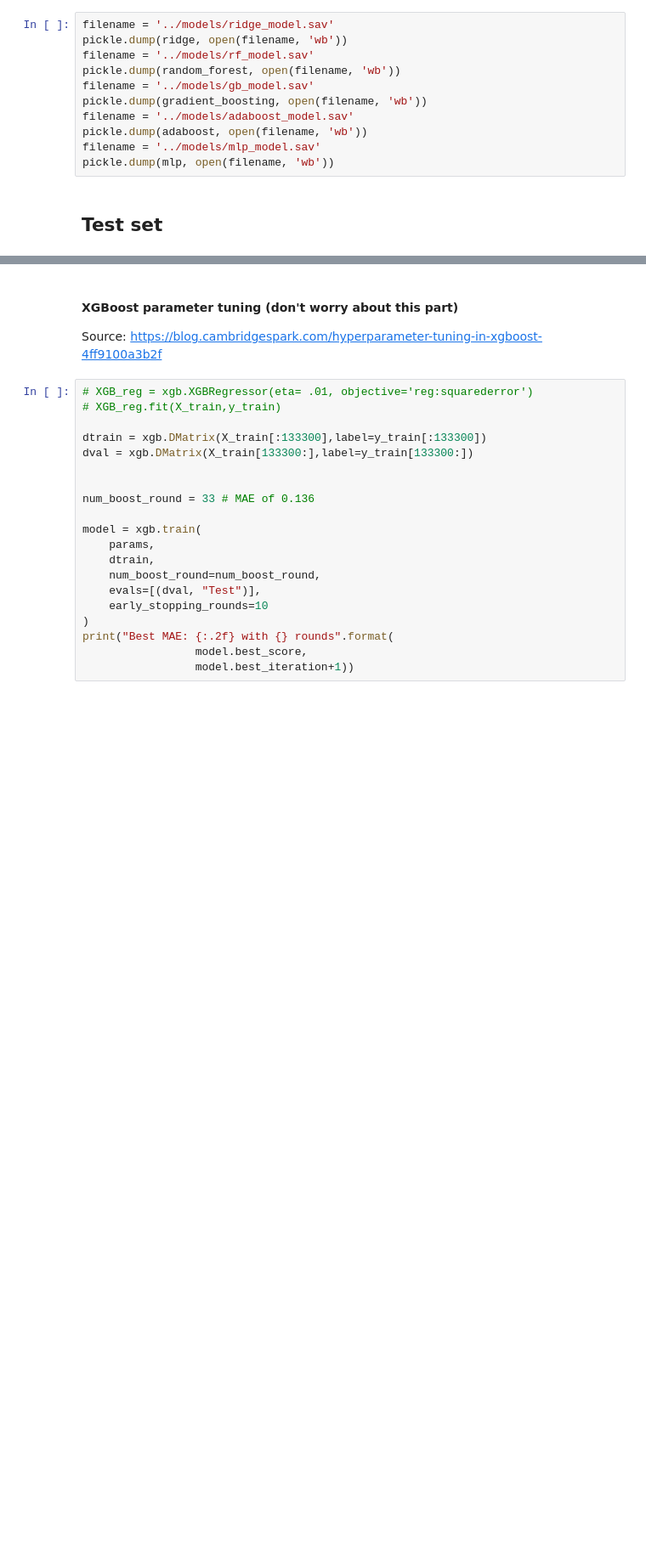
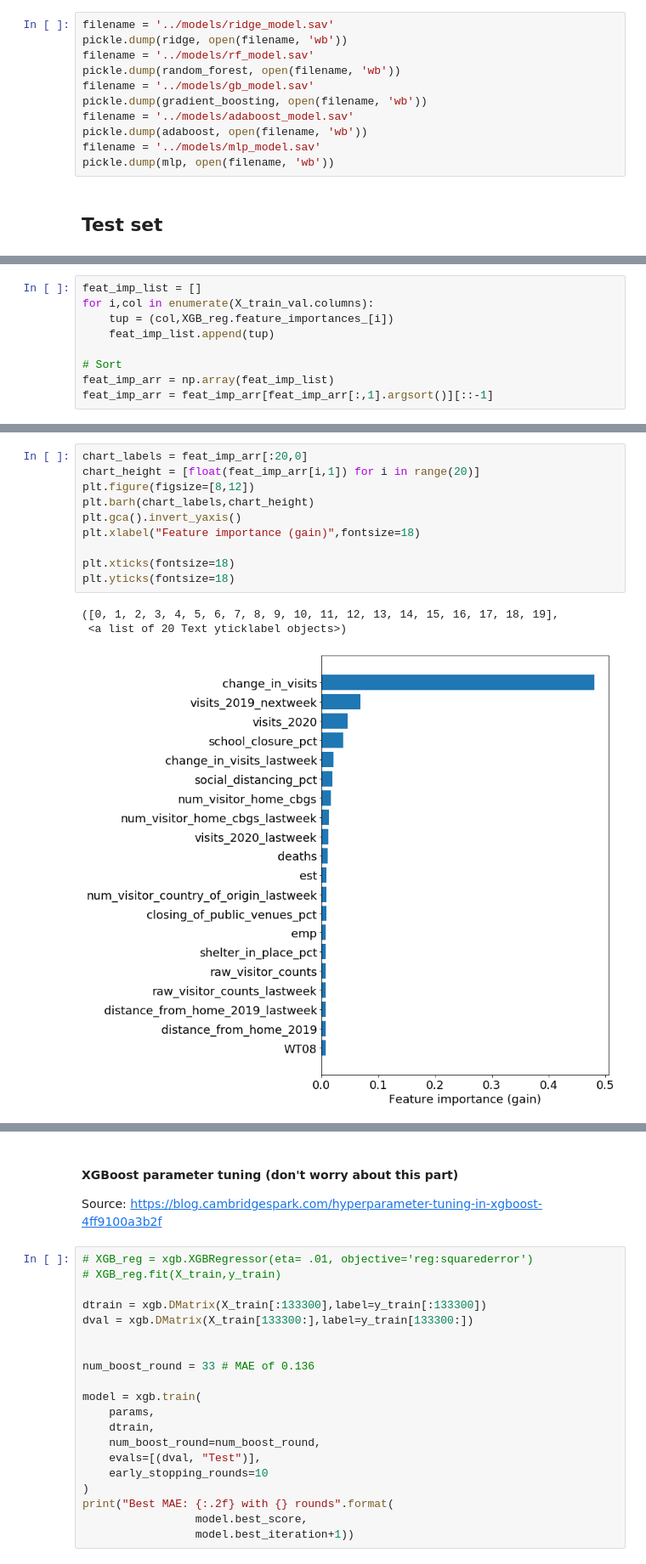
Before and after one commit to akrhea/covid-foot-traffic, a Jupyter notebook: modeling.ipynb, the cells around one changed output, grey strips where cells are left out. Shown at 85% size. Saved outputs shown, nothing was run; the diff lists cells and outputs as text; blank space fills up the shorter version.

```diff
--- a/modeling.ipynb
+++ b/modeling.ipynb
@@ -477,0 +522,9 @@ pickle.dump(mlp, open(filename, 'wb'))
+# %%
+feat_imp_list = []
+for i,col in enumerate(X_train_val.columns):
+    tup = (col,XGB_reg.feature_importances_[i])
+    feat_imp_list.append(tup)
+
+# Sort
+feat_imp_arr = np.array(feat_imp_list)
+feat_imp_arr = feat_imp_arr[feat_imp_arr[:,1].argsort()][::-1]
@@ -477,0 +551,14 @@ pickle.dump(mlp, open(filename, 'wb'))
+# %%
+chart_labels = feat_imp_arr[:20,0]
+chart_height = [float(feat_imp_arr[i,1]) for i in range(20)]
+plt.figure(figsize=[8,12])
+plt.barh(chart_labels,chart_height)
+plt.gca().invert_yaxis()
+plt.xlabel("Feature importance (gain)",fontsize=18)
+
+plt.xticks(fontsize=18)
+plt.yticks(fontsize=18)
+# %% [output]
+([0, 1, 2, 3, 4, 5, 6, 7, 8, 9, 10, 11, 12, 13, 14, 15, 16, 17, 18, 19],
+ <a list of 20 Text yticklabel objects>)
+[figure, added]
```
Also changed, not shown: parts of 13 cells of this notebook, 1 other file.
